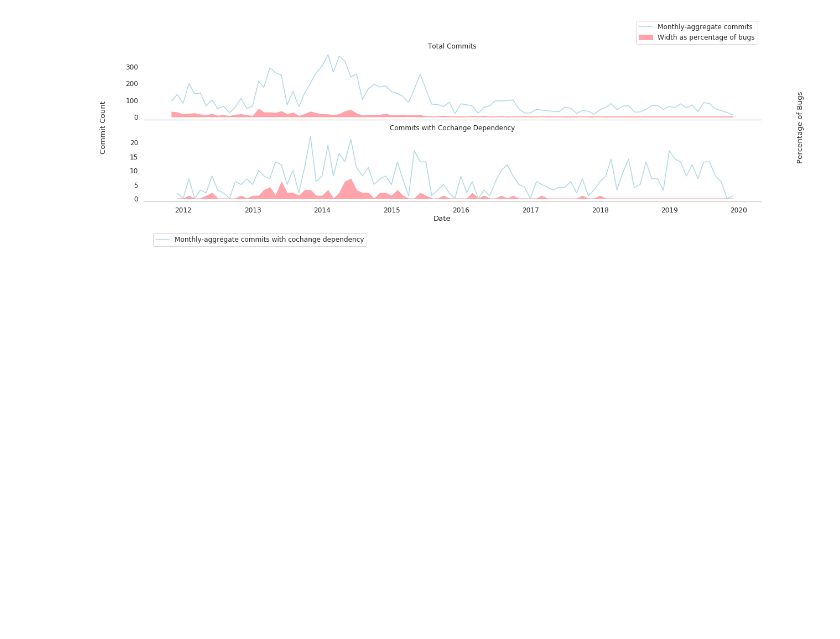
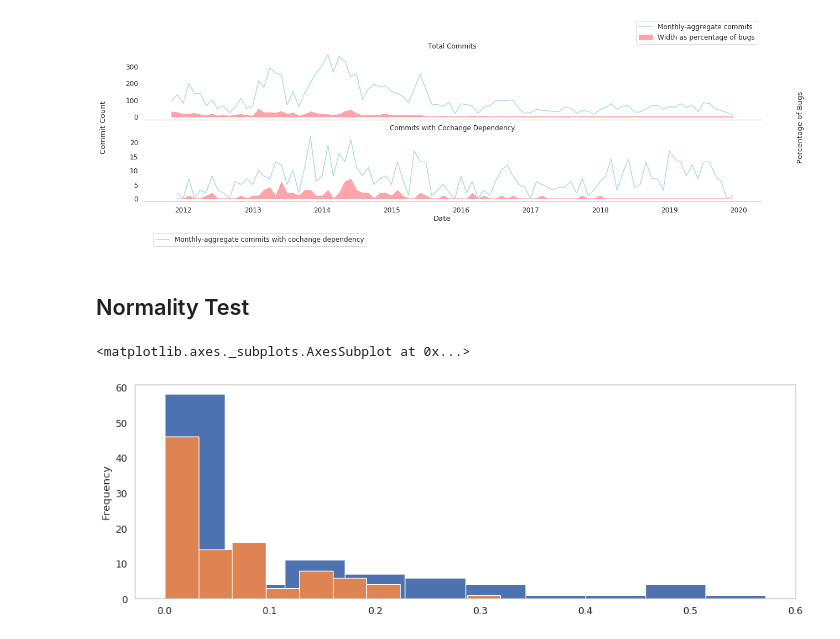
Before and after one commit to luisamaralh/co-change-dependencies, a Jupyter notebook: notebooks/eda.ipynb, the cells around one changed output. Saved outputs shown, nothing was run; the diff lists cells and outputs as text; code cells hidden in the pictures; blank space fills up the shorter version.

Commit message:
NEW plots to verify the normality of the data (it is far from normal); NEXT explore bootstrapping?

```diff
--- a/notebooks/eda.ipynb
+++ b/notebooks/eda.ipynb
@@ -294,10 +294,10 @@ ax[0].legend(loc='upper left', bbox_to_anchor=(0.01, 1.5))
 # ax2.spines['right'].set_visible(False)
 # ax2.spines['left'].set_visible(False)
 
-ratio = (bugs_commits_monthly_count / commits_monthly_count).fillna(0.0)
+agg_ratio = (bugs_commits_monthly_count / commits_monthly_count).fillna(0.0)
 fill = ax[0].fill_between(
     commits_monthly_count.index.date,
-    (commits_monthly_count * ratio).fillna(0.0).values,
+    (commits_monthly_count * agg_ratio).fillna(0.0).values,
     # y2=(bugs_commits_monthly_count - 100*ratio).fillna(0.0).values,
     color='#FF9AA2', alpha=.9, label='Width as percentage of bugs'
 )
@@ -334,10 +334,10 @@ ax[1].legend(loc='lower left', bbox_to_anchor=(0.01, -0.7))
 
 # ratio = (cochange_bug_commits_monthly_count / cochange_commits_monthly_count).fillna(0.0)
 # fill = ax3.bar(ratio.index.date, ratio.values, 7.0, color='red', alpha=.5, label='Monthly Percentage of Bugs')
-ratio = (cochange_bug_commits_monthly_count / cochange_commits_monthly_count).fillna(0.0)
+cc_ratio = (cochange_bug_commits_monthly_count / cochange_commits_monthly_count).fillna(0.0)
 fill = ax[1].fill_between(
     cochange_commits_monthly_count.index.date,
-    (cochange_commits_monthly_count * ratio).fillna(0.0).values,
+    (cochange_commits_monthly_count * cc_ratio).fillna(0.0).values,
     # y2=(bugs_commits_monthly_count - 100*ratio).fillna(0.0).values,
     color='#FF9AA2', alpha=.9, label='Width as percentage of bugs'
 )
@@ -346,3 +346,11 @@ plt.show()
 # new_commits.resample('M').count().plot(kind='bar', figsize=(20,5))
 # %% [output]
 [figure]
+# %% [markdown]
+## Normality Test
+# %%
+cc_ratio.plot(kind='hist', figsize=(15,5))
+agg_ratio.plot(kind='hist', figsize=(15,5))
+# %% [output]
+<matplotlib.axes._subplots.AxesSubplot at 0x...>
+[figure, added]
```
Also changed, not shown: parts of 1 cell of this notebook.
